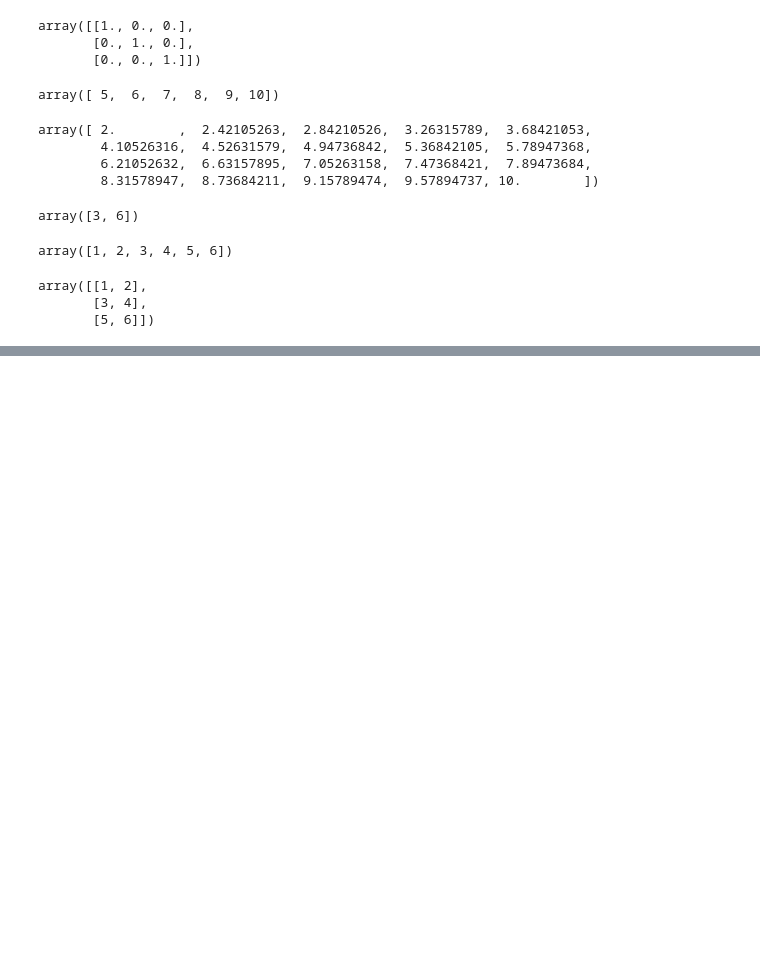
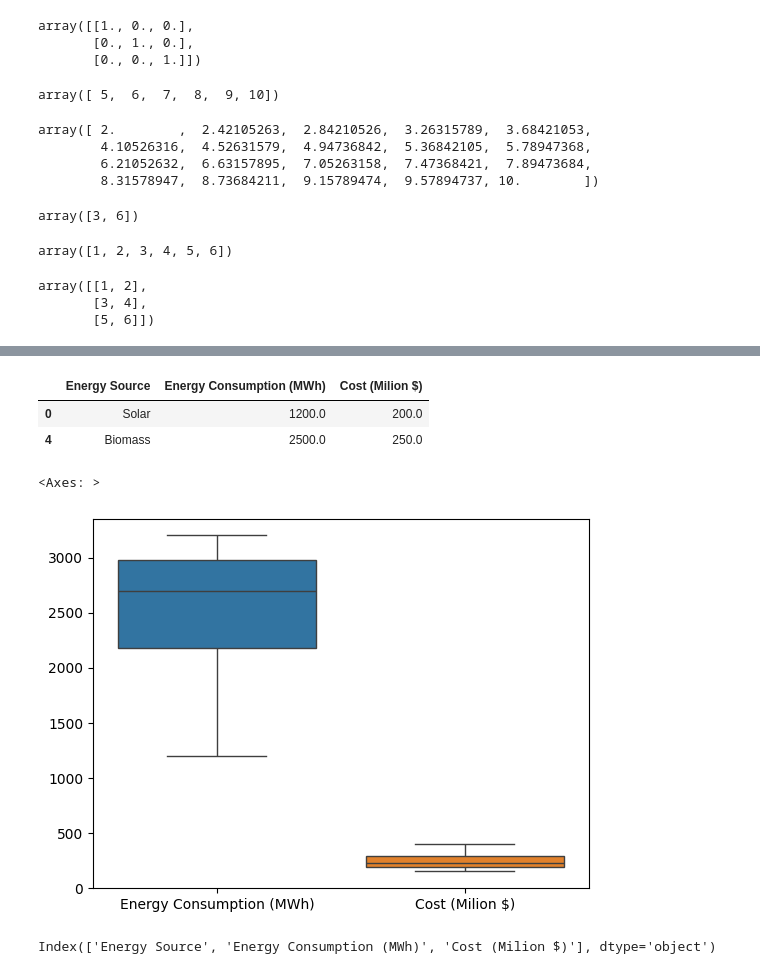
Before and after one commit to PmCoder26/green-ai-project, a Jupyter notebook: src/day_2.ipynb, the cells around one changed output, grey strips where cells are left out. Saved outputs shown, nothing was run; the diff lists cells and outputs as text; code cells hidden in the pictures; blank space fills up the shorter version.

```diff
--- a/src/day_2.ipynb
+++ b/src/day_2.ipynb
@@ -88,0 +119,7 @@ array([[1, 2],
+# %%
+data = {
+    "Energy Source": ["Solar", "Wind", "Hydropower", "Geothermal", "Biomass", "Nuclear"],
+    "Energy Consumption (MWh)": [1200, np.nan, 2900, np.nan, 2500, 3200],
+    "Cost (Milion $)": [200, 400, np.nan, 150, 250, np.nan]
+}
+data
@@ -88,0 +135,3 @@ array([[1, 2],
+# %%
+energy_df = pd.DataFrame(data)
+energy_df
@@ -88,0 +178,7 @@ array([[1, 2],
+# %%
+cleaned_df = energy_df.dropna()
+cleaned_df
+# %% [output]
+|  | Energy Source | Energy Consumption (MWh) | Cost (Milion $) |
+| 0 | Solar | 1200.0 | 200.0 |
+| 4 | Biomass | 2500.0 | 250.0 |
@@ -88,0 +187,9 @@ array([[1, 2],
+# %%
+sns.boxplot(energy_df)
+# %% [output]
+<Axes: >
+[figure, added]
+# %%
+energy_df.columns
+# %% [output]
+Index(['Energy Source', 'Energy Consumption (MWh)', 'Cost (Milion $)'], dtype='object')
```
Also changed, not shown: parts of 16 cells of this notebook.
